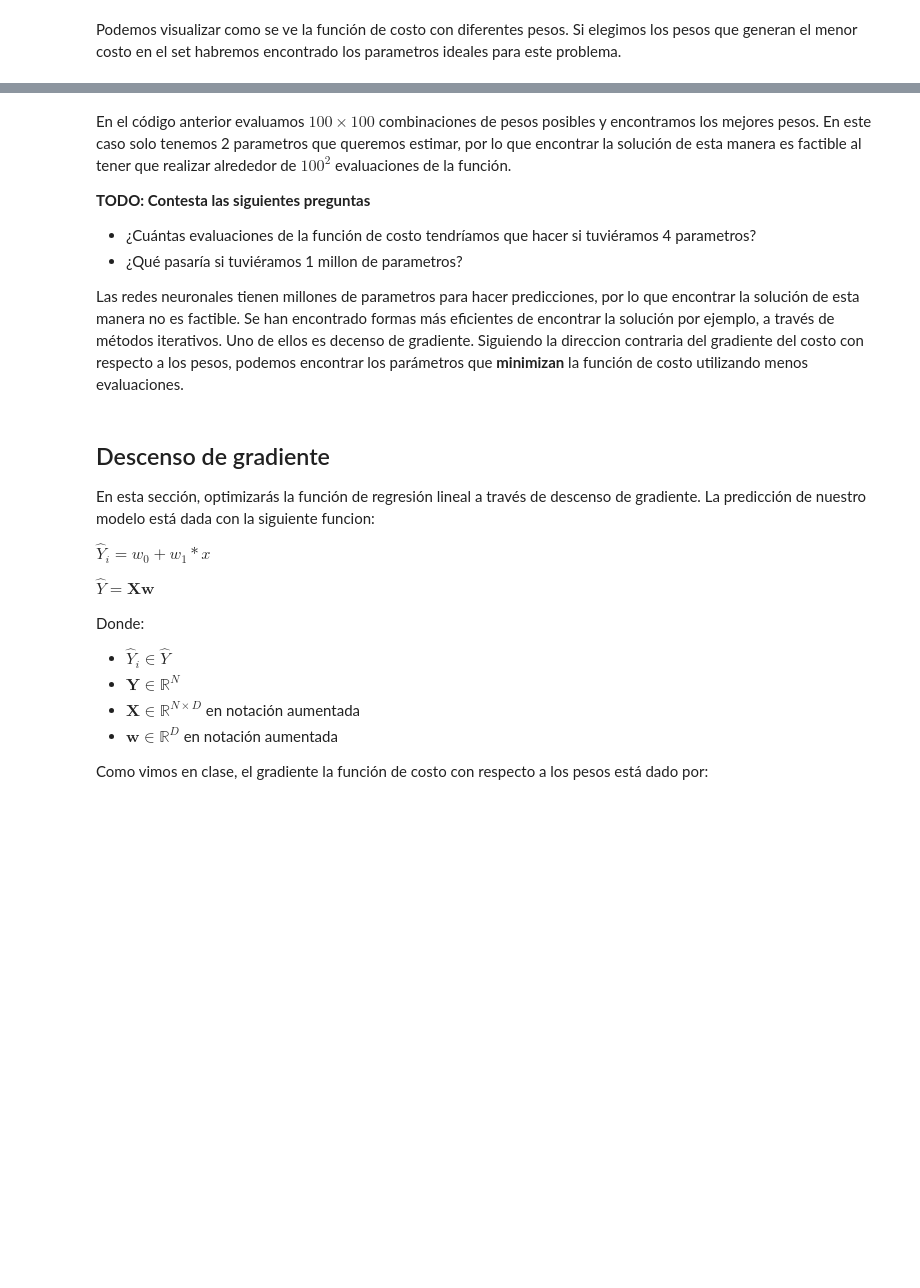
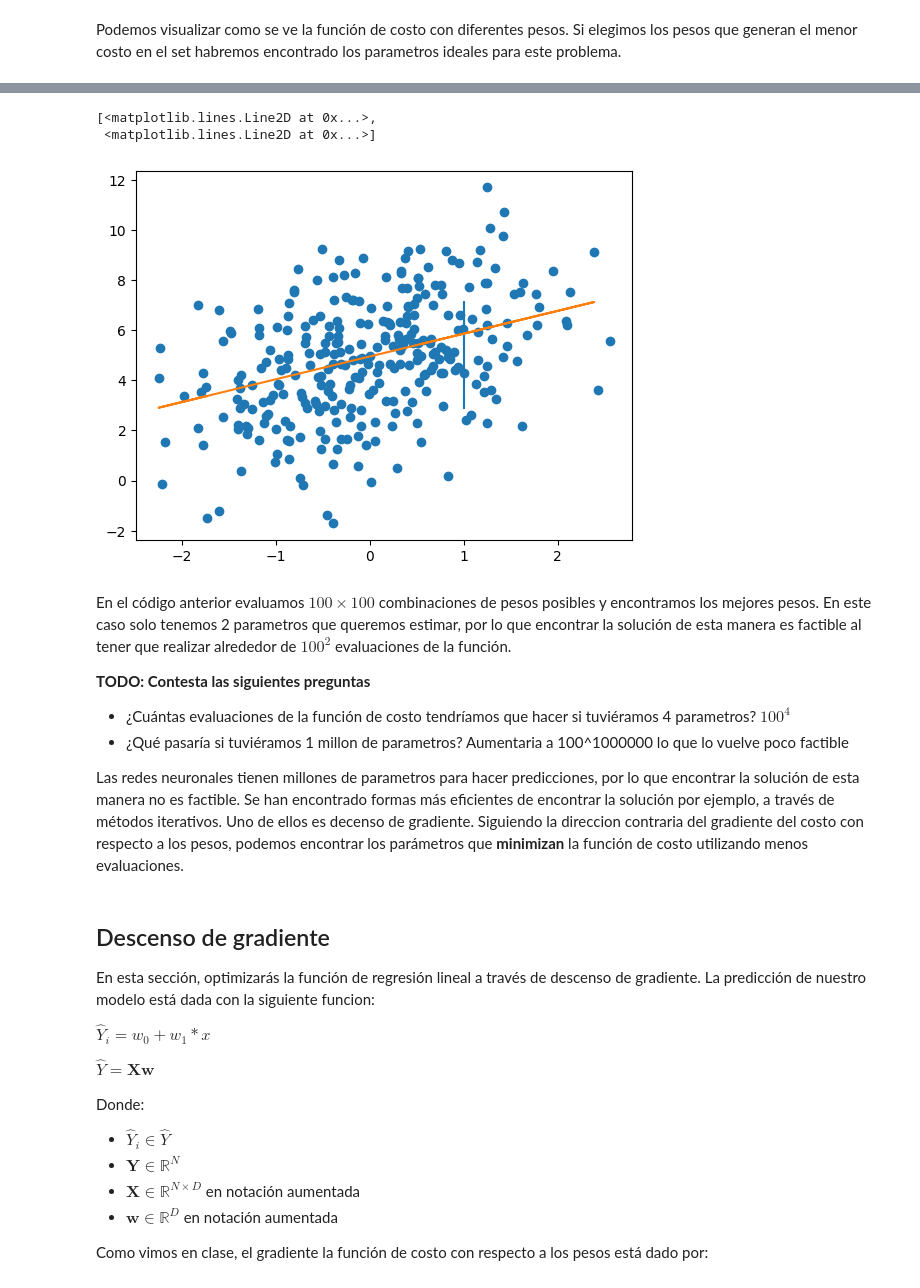
Before and after one commit to JessicaBorja/ml25, a Jupyter notebook: src/ml25/E03_linear_reg/gradient_descent.ipynb, the cells around one changed output, grey strips where cells are left out. Saved outputs shown, nothing was run; the diff lists cells and outputs as text; code cells hidden in the pictures; blank space fills up the shorter version.

```diff
--- a/src/ml25/E03_linear_reg/gradient_descent.ipynb
+++ b/src/ml25/E03_linear_reg/gradient_descent.ipynb
@@ -98,24 +106,28 @@ plt.show()
 # %%
 # Podemos encontrar la combinación de pesos que minimizan el costo
 # Y de esta manera encontrar los pesos ideales
 best_idx = np.argmin(calc_cost)
 search_w0 = w0_flat[best_idx]
 search_w1 = w1_flat[best_idx]
 search_w = [[search_w0], [search_w1]]
 
 plt.scatter(X, target_y)
 # TODO: Grafica la línea de regresión generada por tu modelo search_w
 # Encima de las muestras dadas
 # ====== Start of solution =====
-pred_y = ...
-plt.plot(...)
+pred_y = x_train@search_w
+plt.plot(x_train,pred_y)
 # ====== End of solution =====
+# %% [output]
+[<matplotlib.lines.Line2D at 0x...>,
+ <matplotlib.lines.Line2D at 0x...>]
+[figure, added]
 # %% [markdown]
 En el código anterior evaluamos $100 \times 100$ combinaciones de pesos posibles y encontramos los mejores pesos. En este caso solo tenemos 2 parametros que queremos estimar, por lo que encontrar la solución de esta manera es factible al tener que realizar alrededor de $100^2$ evaluaciones de la función.
 
 <b>TODO: Contesta las siguientes preguntas</b>
-- ¿Cuántas evaluaciones de la función de costo tendríamos que hacer si tuviéramos 4 parametros?
-- ¿Qué pasaría si tuviéramos 1 millon de parametros?
+- ¿Cuántas evaluaciones de la función de costo tendríamos que hacer si tuviéramos 4 parametros? $100^4$
+- ¿Qué pasaría si tuviéramos 1 millon de parametros? Aumentaria a 100^1000000 lo que lo vuelve poco factible
 
 Las redes neuronales tienen millones de parametros para hacer predicciones, por lo que encontrar la solución de esta manera no es factible. Se han encontrado formas más eficientes de encontrar la solución por ejemplo, a través de métodos iterativos. Uno de ellos es decenso de gradiente. Siguiendo la direccion contraria del gradiente del costo con respecto a los pesos, podemos encontrar los parámetros que <b>minimizan</b> la función de costo utilizando menos evaluaciones.
 # %% [markdown]
```
Also changed, not shown: parts of 6 cells of this notebook, 1 other file.
